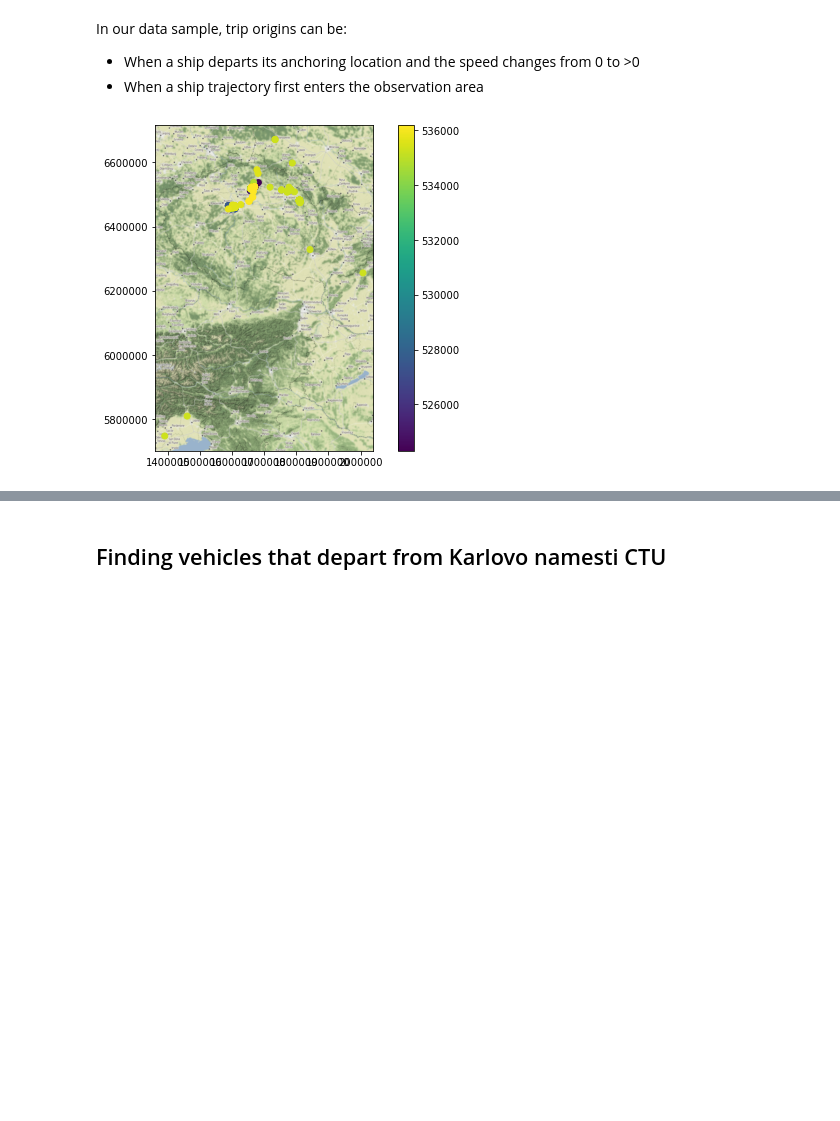
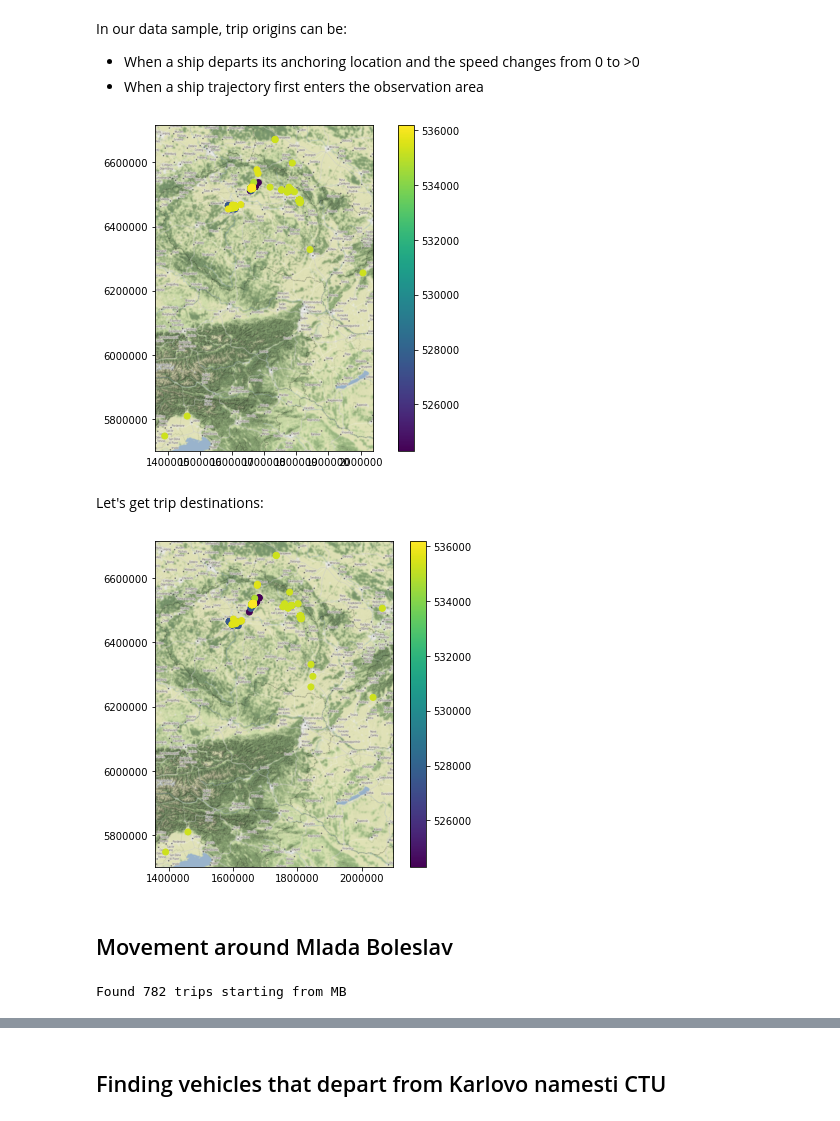
Before and after one commit to aicenter/movingpandas, a Jupyter notebook: tutorials/skoda_rides.ipynb, the cells around one changed output, grey strips where cells are left out. Saved outputs shown, nothing was run; the diff lists cells and outputs as text; code cells hidden in the pictures; blank space fills up the shorter version.

```diff
--- a/tutorials/skoda_rides.ipynb
+++ b/tutorials/skoda_rides.ipynb
@@ -302,7 +302,7 @@ Next, let's get the trip origins:
 origins = []
 for trip in trips:
     origins.append({'geometry': trip.get_start_location(), 'id': trip.id,
-                    'carid': trip.df.head(1)['carid'][0],'datetime': trip.df.head(1)['datetime'][0]})
+                    'carid': trip.df.head(1)['carid'][0],'datetime': trip.get_start_time()})
 origins = GeoDataFrame(pd.DataFrame(origins), crs=wgs84)
 # %%
 ax = origins.to_crs(epsg=3857).plot(column='carid', legend=True, figsize=(6,6))
@@ -317,4 +317,19 @@ In our data sample, trip origins can be:
 ax = origins.to_crs(epsg=3857).plot(column='carid', legend=True, figsize=(9,6))
 ctx.add_basemap(ax, url=ctx.sources.ST_TERRAIN, zoom=ZOOM_LEVEL)
 # %% [output]
-[figure, old version]
+[figure, new version]
+# %% [markdown]
+Let's get trip destinations:
+# %%
+destinations = []
+for trip in trips:
+    destinations.append({'geometry': trip.get_end_location(), 'id': trip.id,
+                    'carid': trip.df.head(1)['carid'][0],'datetime': trip.get_end_time()})
+destinations = GeoDataFrame(pd.DataFrame(destinations), crs=wgs84)
+# %%
+ax = destinations.to_crs(epsg=3857).plot(column='carid', legend=True, figsize=(6,6))
+ctx.add_basemap(ax, url=ctx.sources.ST_TERRAIN, zoom=ZOOM_LEVEL)
+# %% [output]
+[figure, added]
+# %% [markdown]
+## Movement around Mlada Boleslav
@@ -320,0 +354,8 @@ ctx.add_basemap(ax, url=ctx.sources.ST_TERRAIN, zoom=ZOOM_LEVEL)
+# %%
+foundTrips = []
+for traj in trips:
+    if traj.get_start_location().intersects(area_MB):
+        foundTrips.append(traj)
+print("Found {} trips starting from MB".format(len(foundTrips)))
+# %% [output]
+Found 782 trips starting from MB
```
Also changed, not shown: parts of 27 cells of this notebook.
